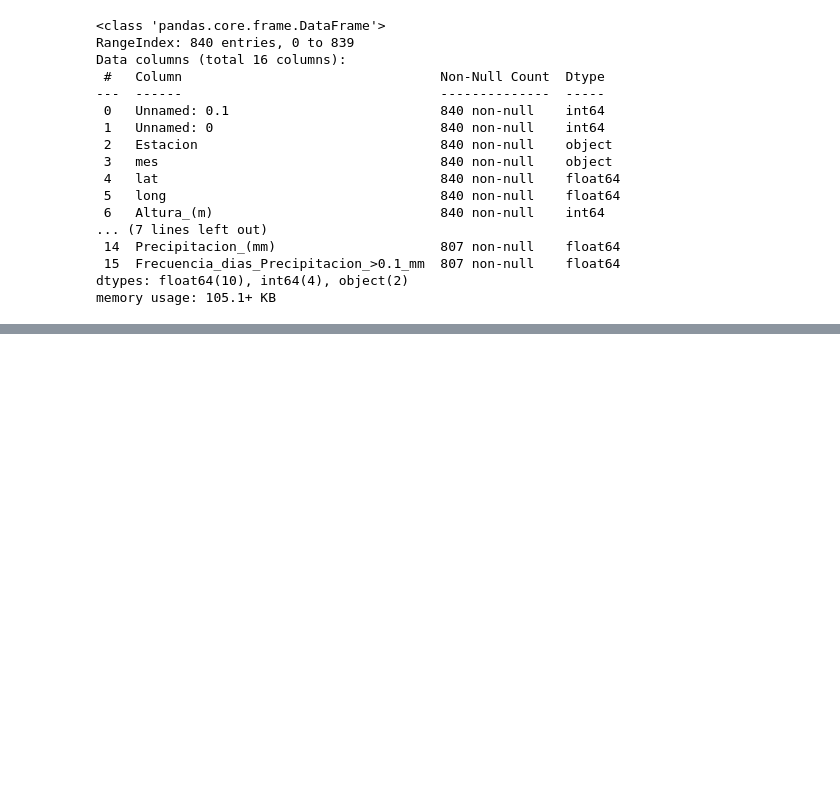
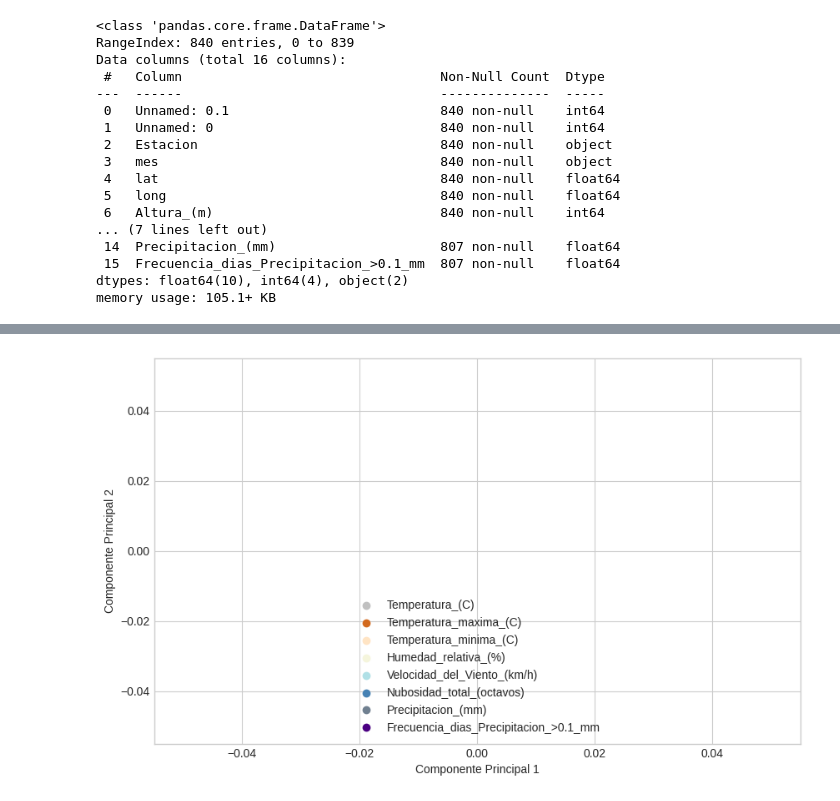
Before and after one commit to martinfernandoortiz/geoestadistica_unlp, a Jupyter notebook: segundo_encuentro/segundo_trabajo.ipynb, the cells around one changed output, grey strips where cells are left out. Saved outputs shown, nothing was run; the diff lists cells and outputs as text; code cells hidden in the pictures; blank space fills up the shorter version.

```diff
--- a/segundo_encuentro/segundo_trabajo.ipynb
+++ b/segundo_encuentro/segundo_trabajo.ipynb
@@ -226,0 +344,6 @@ plt.boxplot(df.Per)
+# %%
+#Generamos la matríz a partir de los pares autovalor-autovector
+matrix_w = np.hstack((eig_pairs[0][1].reshape(8,1),
+                      eig_pairs[1][1].reshape(8,1)))
+print('Matriz W:\n', matrix_w)
+Y = X_std.dot(matrix_w)
@@ -226,0 +370,19 @@ plt.boxplot(df.Per)
+# %%
+with plt.style.context('seaborn-whitegrid'):
+    plt.figure(figsize=(10, 6))
+    for lab, col in zip(('Temperatura_(C)', 'Temperatura_maxima_(C)', 'Temperatura_minima_(C)',
+       'Humedad_relativa_(%)', 'Velocidad_del_Viento_(km/h)',
+       'Nubosidad_total_(octavos)', 'Precipitacion_(mm)',
+       'Frecuencia_dias_Precipitacion_>0.1_mm'),
+                        ('silver', 'chocolate', 'bisque','beige', 'powderblue', 'steelblue','slategray', 'indigo')):
+        plt.scatter(Y[y==lab, 0],
+                    Y[y==lab, 1],
+                    label=lab,
+                    c=col)
+    plt.xlabel('Componente Principal 1')
+    plt.ylabel('Componente Principal 2')
+    plt.legend(loc='lower center')
+    #plt.tight_layout()
+    plt.show()
+# %% [output]
+[figure, added]
```
Also changed, not shown: parts of 46 cells of this notebook.
